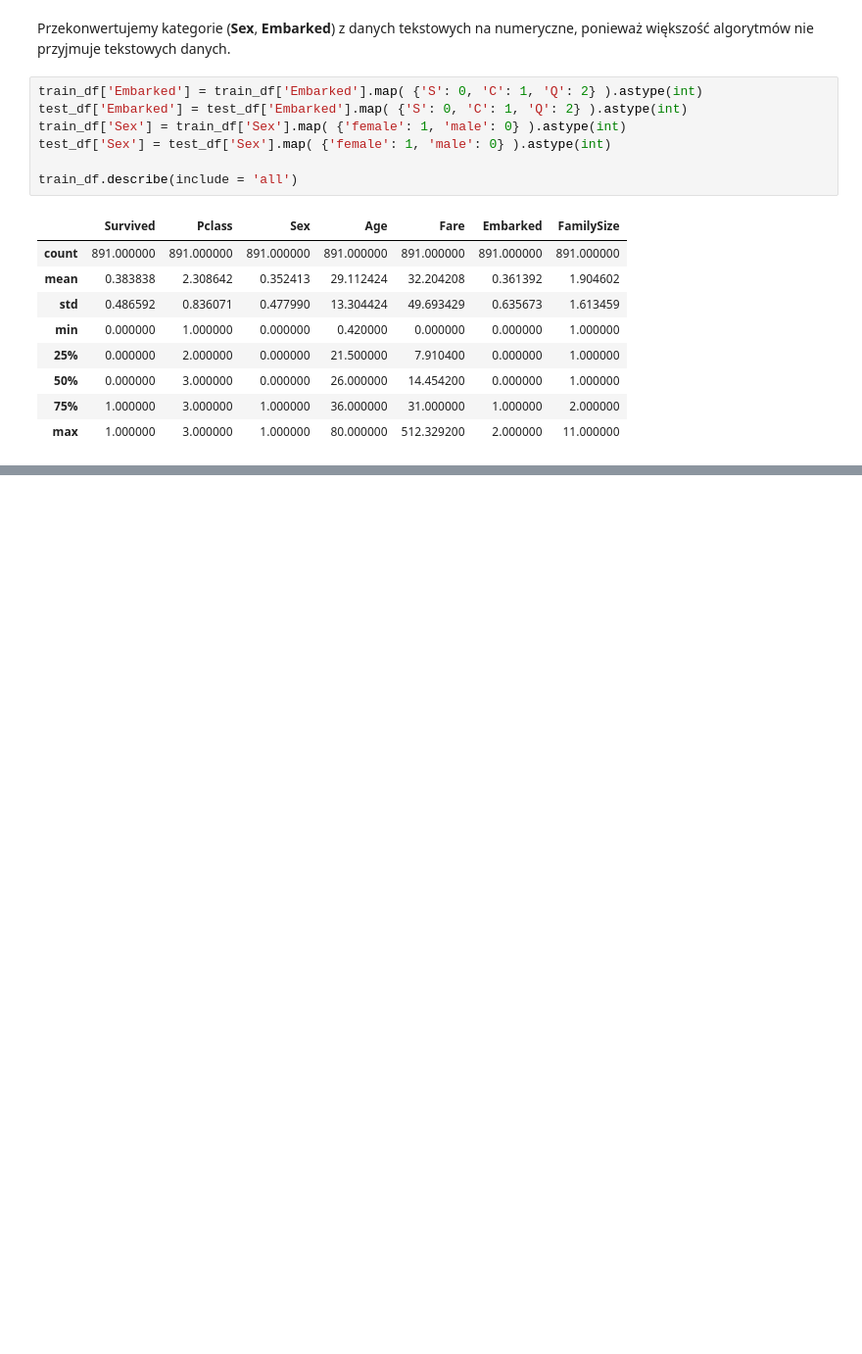
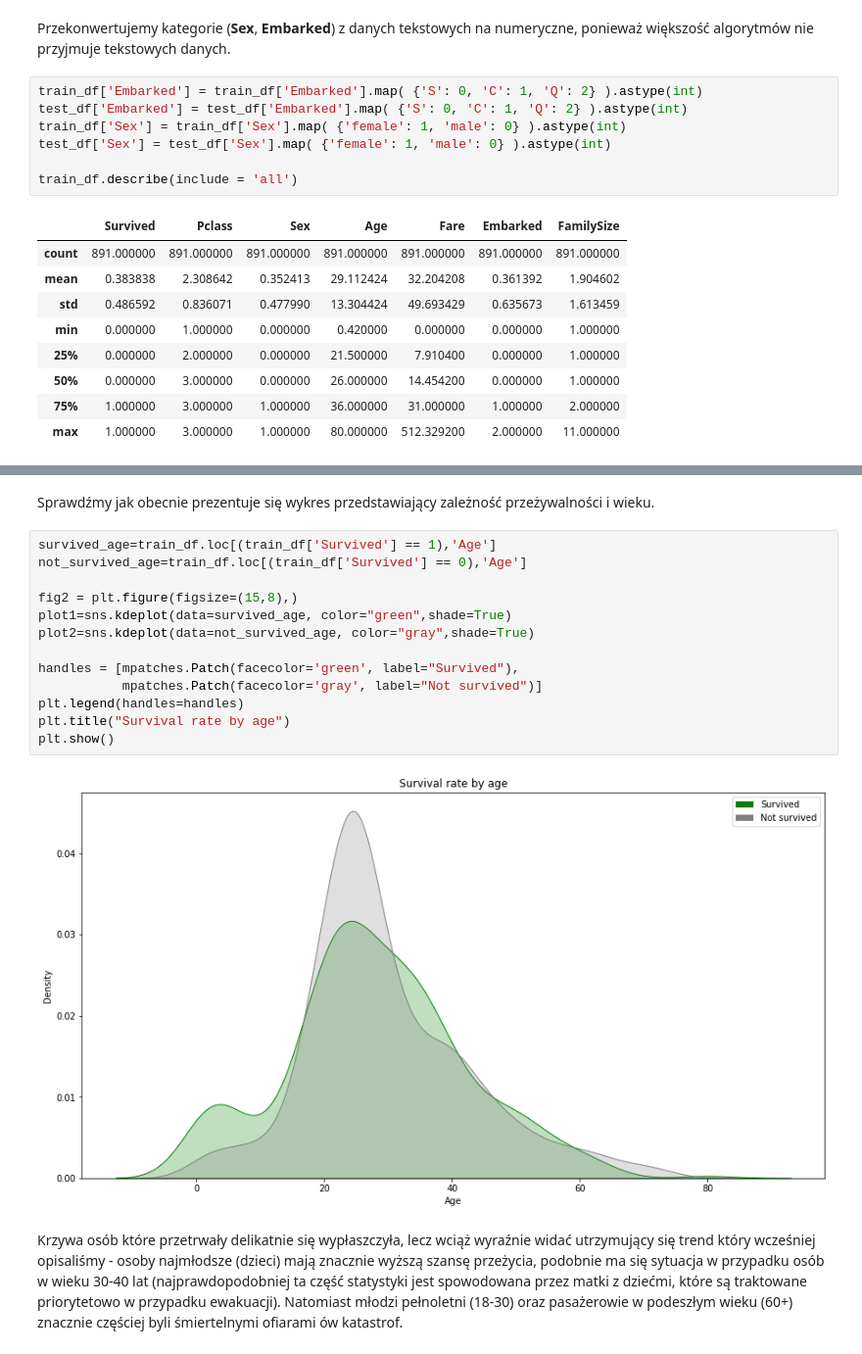
Before and after one commit to Physalium/PUMTitanic, a Jupyter notebook: titanicML.ipynb, the cells around one changed output, grey strips where cells are left out. Shown at 98% size. Saved outputs shown, nothing was run; the diff lists cells and outputs as text; blank space fills up the shorter version.

Commit message:
new-age plot

```diff
--- a/titanicML.ipynb
+++ b/titanicML.ipynb
@@ -332,0 +340,19 @@ train_df.head()
+# %% [markdown]
+Sprawdźmy jak obecnie prezentuje się wykres przedstawiający zależność przeżywalności i wieku.
+# %%
+survived_age=train_df.loc[(train_df['Survived'] == 1),'Age']
+not_survived_age=train_df.loc[(train_df['Survived'] == 0),'Age']
+
+fig2 = plt.figure(figsize=(15,8),)
+plot1=sns.kdeplot(data=survived_age, color="green",shade=True)
+plot2=sns.kdeplot(data=not_survived_age, color="gray",shade=True)
+
+handles = [mpatches.Patch(facecolor='green', label="Survived"),
+           mpatches.Patch(facecolor='gray', label="Not survived")]
+plt.legend(handles=handles)
+plt.title("Survival rate by age")
+plt.show()
+# %% [output]
+[figure, added]
+# %% [markdown]
+Krzywa osób które przetrwały delikatnie się wypłaszczyła, lecz wciąż wyraźnie widać utrzymujący się trend który wcześniej opisaliśmy - osoby najmłodsze (dzieci) mają znacznie wyższą szansę przeżycia, podobnie ma się sytuacja w przypadku osób w wieku 30-40 lat (najprawdopodobniej ta część statystyki jest spowodowana przez matki z dziećmi, które są traktowane priorytetowo w przypadku ewakuacji). Natomiast młodzi pełnoletni (18-30) oraz pasażerowie w podeszłym wieku (60+) znacznie częściej byli śmiertelnymi ofiarami ów katastrof.
```
Also changed, not shown: parts of 4 cells of this notebook.
